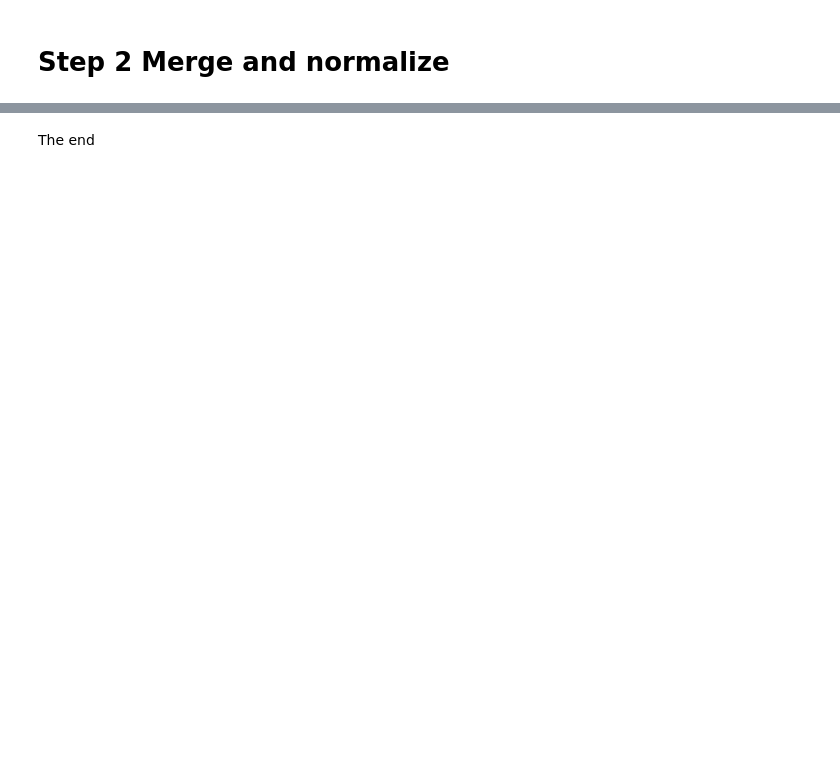
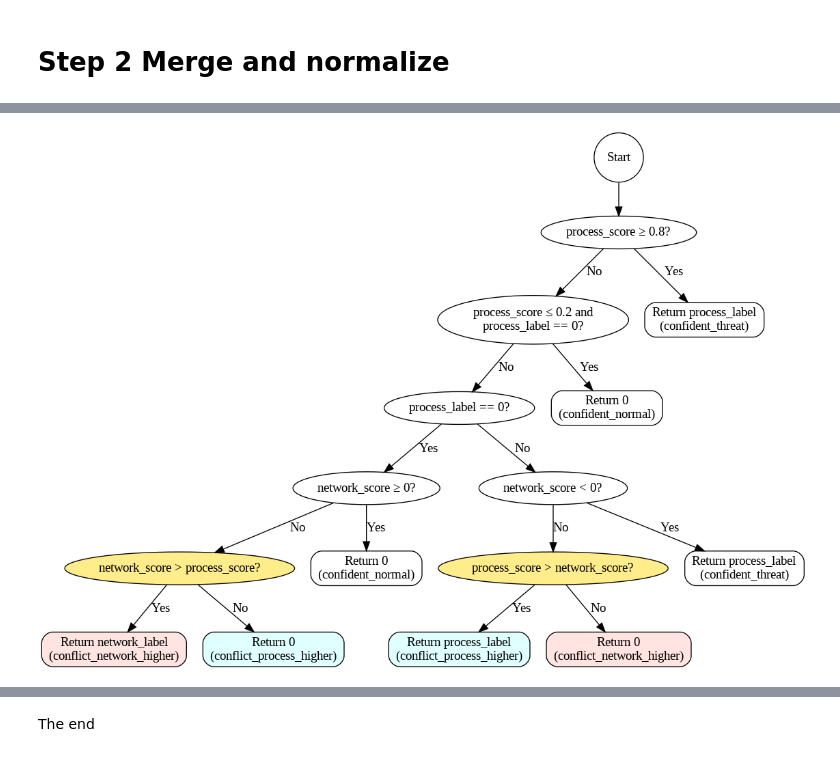
Before and after one commit to carolsworld/NX_TSC, a Jupyter notebook: OTProcessNetworkDataFusion_Version2.ipynb, the cells around one changed output, grey strips where cells are left out. Drawn from its saved outputs; the diff is of its cells as text; code cells hidden in the pictures; blank space fills up the shorter version.

```diff
--- a/OTProcessNetworkDataFusion_Version2.ipynb
+++ b/OTProcessNetworkDataFusion_Version2.ipynb
@@ -311,0 +368,51 @@ plt.show()
+# %%
+from graphviz import Digraph
+from IPython.display import Image
+
+dot = Digraph(comment='Rule-based Confidence-Aware Decision Fusion')
+
+# Styles for special cases
+marginal_style = {'style': 'filled', 'fillcolor': 'lightgoldenrod1'}
+
+# Decision Nodes
+dot.node('A', 'Start', shape='circle')
+dot.node('B', 'process_score ≥ 0.8?', shape='ellipse')
+dot.node('D', 'process_score ≤ 0.2 and\nprocess_label == 0?', shape='ellipse')
+dot.node('F', 'process_label == 0?', shape='ellipse')
+dot.node('G', 'network_score ≥ 0?', shape='ellipse')
+dot.node('I', 'network_score > process_score?', shape='ellipse', **marginal_style)
+dot.node('L', 'network_score < 0?', shape='ellipse')
+dot.node('N', 'process_score > network_score?', shape='ellipse', **marginal_style)
+
+# Leaf/Output Nodes
+dot.node('C', 'Return process_label\n(confident_threat)', shape='box', style='rounded')
+dot.node('E', 'Return 0\n(confident_normal)', shape='box', style='rounded')
+dot.node('H', 'Return 0\n(confident_normal)', shape='box', style='rounded')
+dot.node('J', 'Return network_label\n(conflict_network_higher)', shape='box', style='rounded,filled', fillcolor='mistyrose')
+dot.node('K', 'Return 0\n(conflict_process_higher)', shape='box', style='rounded,filled', fillcolor='lightcyan')
+dot.node('O', 'Return process_label\n(conflict_process_higher)', shape='box', style='rounded,filled', fillcolor='lightcyan')
+dot.node('P', 'Return 0\n(conflict_network_higher)', shape='box', style='rounded,filled', fillcolor='mistyrose')
+dot.node('M', 'Return process_label\n(confident_threat)', shape='box', style='rounded')
+
+# Arrows / Decision Paths
+dot.edge('A', 'B')
+dot.edge('B', 'C', 'Yes')
+dot.edge('B', 'D', 'No')
+dot.edge('D', 'E', 'Yes')
+dot.edge('D', 'F', 'No')
+dot.edge('F', 'G', 'Yes')
+dot.edge('G', 'H', 'Yes')
+dot.edge('G', 'I', 'No')
+dot.edge('I', 'J', 'Yes')
+dot.edge('I', 'K', 'No')
+dot.edge('F', 'L', 'No')
+dot.edge('L', 'M', 'Yes')
+dot.edge('L', 'N', 'No')
+dot.edge('N', 'O', 'Yes')
+dot.edge('N', 'P', 'No')
+
+# Save and display
+dot.render('fusion_confidence_tree_marginal', format='png', cleanup=True)
+Image(filename='fusion_confidence_tree_marginal.png')
+# %% [output]
+[figure, added]
```
Also changed, not shown: parts of 56 cells of this notebook.
